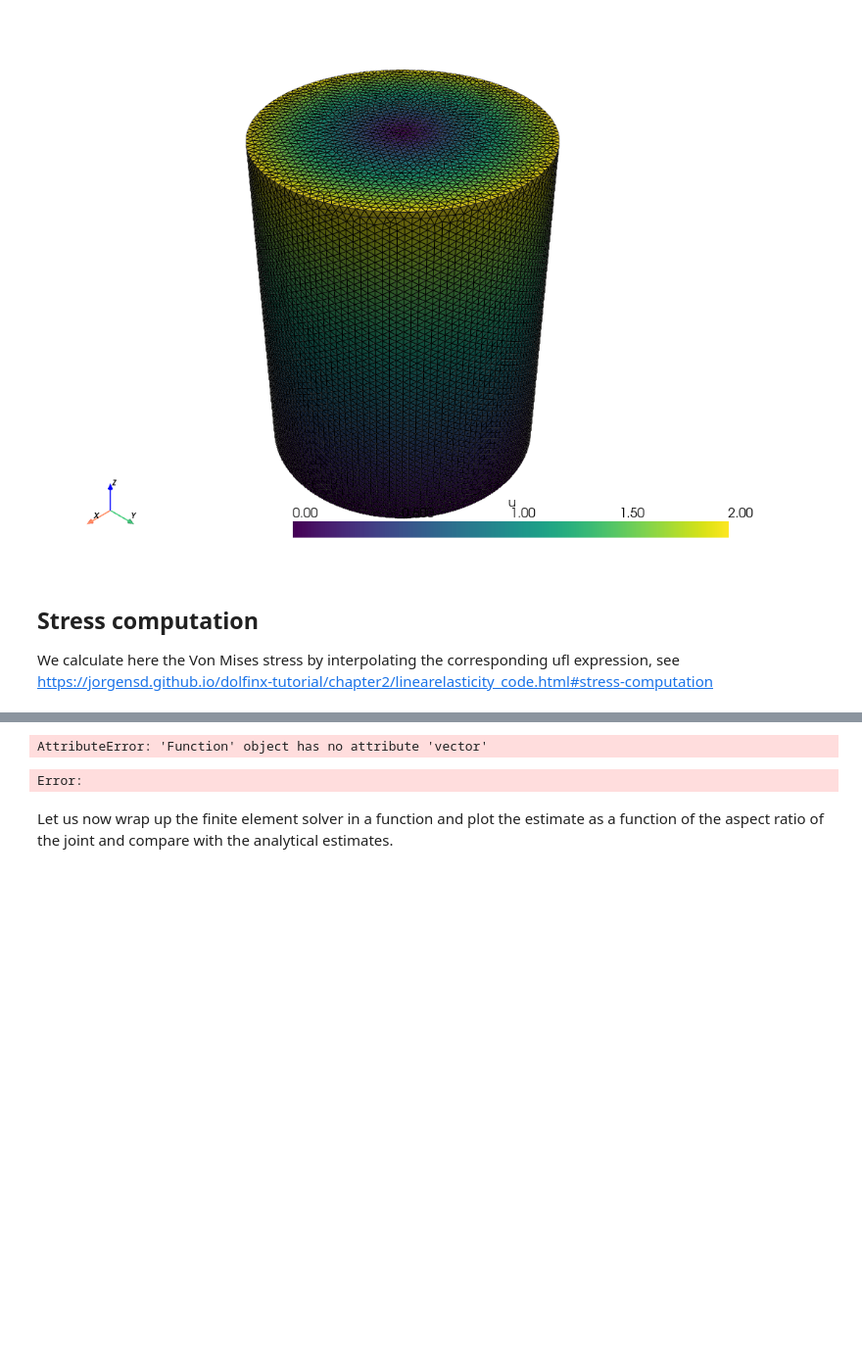
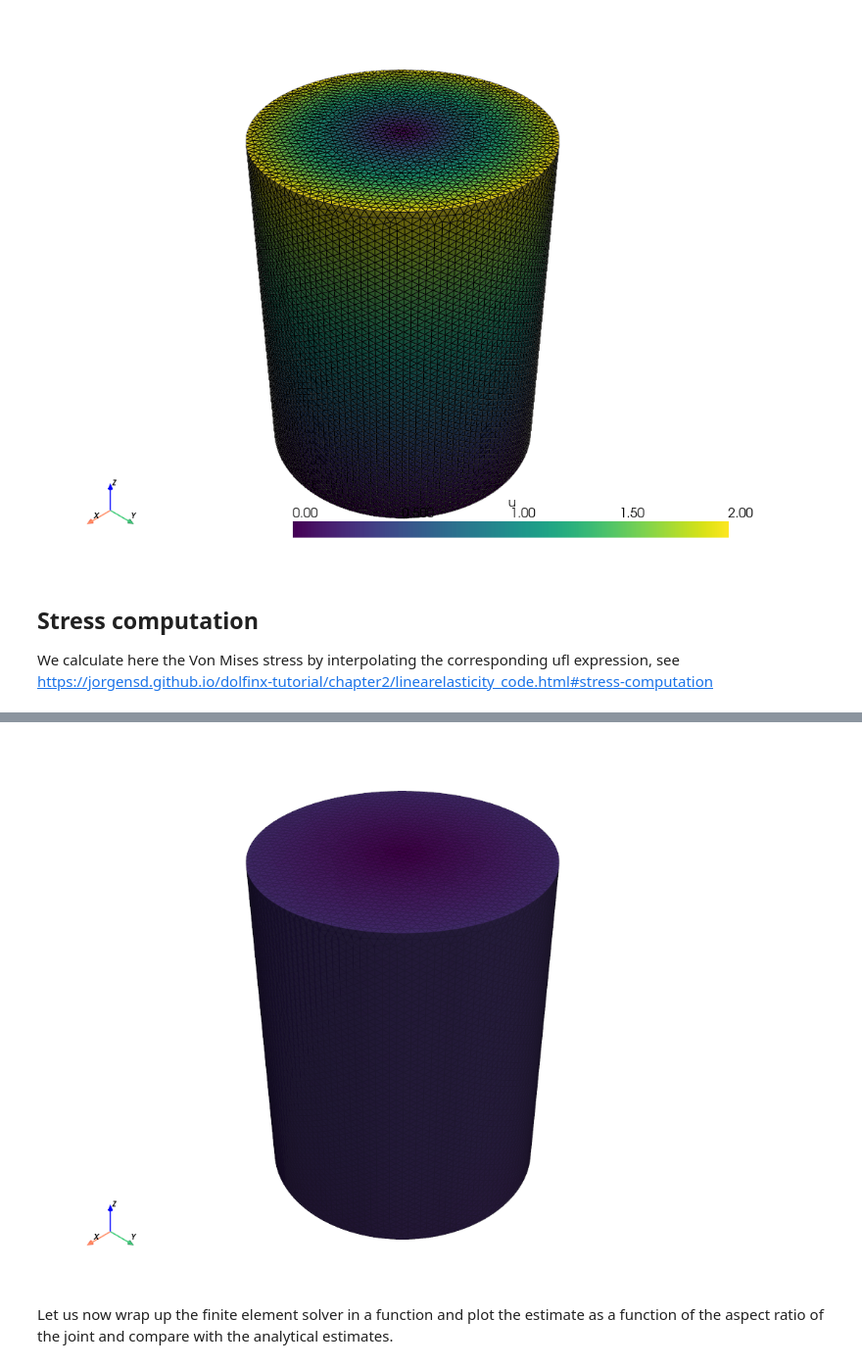
Before and after one commit to msolides-2022/fem-examples, a Jupyter notebook: 03-torsion.ipynb, the cells around one changed output, grey strips where cells are left out. Shown at 98% size. Drawn from its saved outputs; the diff is of its cells as text; code cells hidden in the pictures; blank space fills up the shorter version.

```diff
--- a/03-torsion.ipynb
+++ b/03-torsion.ipynb
@@ -162,21 +162,21 @@ def L(v):
     #return ufl.dot(b, v) * dx + ufl.dot(f, v) * ds(1)
     return dolfinx.fem.Constant(domain,0.0) * v[1] * dx(1) #+ ufl.dot(f, v) * ds
 
-problem = dolfinx.fem.petsc.LinearProblem(a(u,v), L(v), bcs=bcs,)
+problem = dolfinx.fem.petsc.LinearProblem(a(u,v), L(v), bcs=bcs, petsc_options_prefix="torsion_")
 #                                    petsc_options={"ksp_type": "gmres", "pc_type": "gamg"})
 uh = problem.solve()
 uh.name = "displacement"
 
 stress = sigma(eps(uh))
-V_stress = dolfinx.fem.functionspace(domain, ("CG", 1, (3,3)))
+V_stress = dolfinx.fem.functionspace(domain, ("Lagrange", 1, (3,3)))
 
-stress_expr = dolfinx.fem.Expression(stress, V_stress.element.interpolation_points())
+stress_expr = dolfinx.fem.Expression(stress, V_stress.element.interpolation_points)
 stress_function = dolfinx.fem.Function(V_stress,name="sigma")
 stress_function.interpolate(stress_expr)
 
 
 
-strain_expr = dolfinx.fem.Expression(eps(uh), V_stress.element.interpolation_points())
+strain_expr = dolfinx.fem.Expression(eps(uh), V_stress.element.interpolation_points)
 strain_function = dolfinx.fem.Function(V_stress,name="eps")
 strain_function.interpolate(strain_expr)
 
@@ -248,14 +235,14 @@ We calculate here the Von Mises stress by interpolating the corresponding ufl ex
 stress = sigma(eps(uh))
 V_stress_scalar = dolfinx.fem.functionspace(domain, ("DG", 0))
 
-stress_xx_expr = dolfinx.fem.Expression(ufl.inner(stress , stress) ** 0.5, V_stress_scalar.element.interpolation_points())
+stress_xx_expr = dolfinx.fem.Expression(ufl.inner(stress , stress) ** 0.5, V_stress_scalar.element.interpolation_points)
 stress_xx_function = dolfinx.fem.Function(V_stress_scalar,name="sigmaxx")
 stress_xx_function.interpolate(stress_xx_expr)
 p = pyvista.Plotter()
 actor_0 = p.add_mesh(grid, style="surface", color="gray",opacity=0.15,)
 
 field_label = r"$\sigma_{xx}$"
-warped.cell_data[field_label] = stress_xx_function.vector.array
+warped.cell_data[field_label] = stress_xx_function.x.array
 warped.set_active_scalars(field_label)
 p.add_mesh(warped, show_scalar_bar=False,show_edges=True,edge_opacity=.2,
            scalar_bar_args={'title': field_label, 'vertical': False, #'height': 0.5, 'width': 0.05,
@@ -271,5 +256,4 @@ ld: warning: duplicate -rpath '/Users/maurini/miniconda3/envs/fenicsx-mmc/lib' i
-AttributeError: 'Function' object has no attribute 'vector'
-Error:
+[figure, added]
 # %% [markdown]
 Let us now wrap up the finite element solver in a function and plot the estimate as a function of the aspect ratio of the joint and compare with the analytical estimates.
 # %%
```
Also changed, not shown: parts of 6 cells of this notebook, 9 other files.
